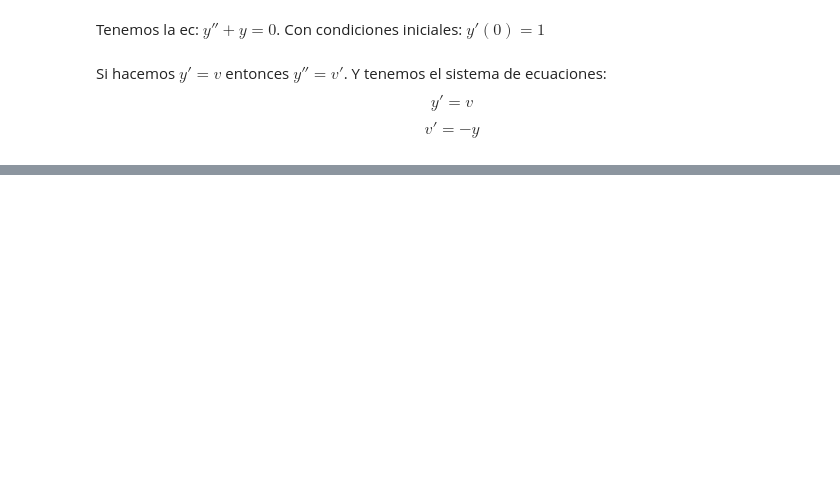
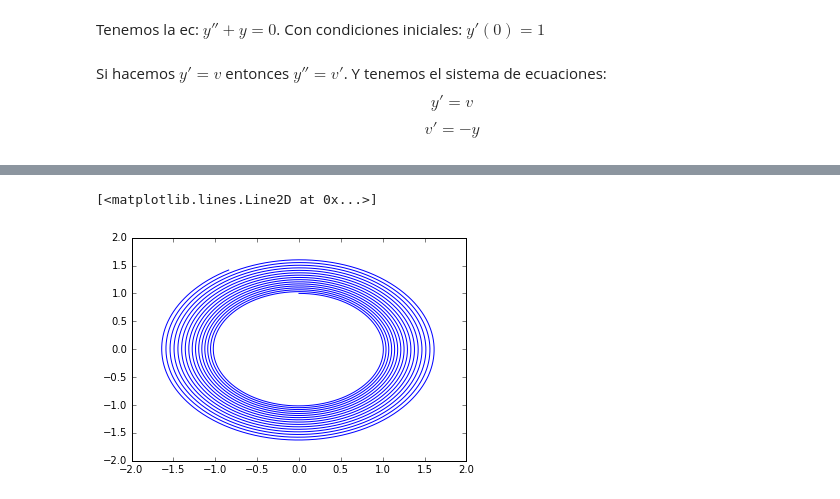
Before and after one commit to KarinaBernal/fis_compu, a Jupyter notebook: clase2.ipynb, the cells around one changed output, grey strips where cells are left out. Cells and saved outputs as stored; diff of their text form; code cells hidden in the pictures; blank space fills up the shorter version.

```diff
--- a/clase2.ipynb
+++ b/clase2.ipynb
@@ -135,0 +154,6 @@ print sol[1]
+# %%
+#Si ponemos menos puntitos en sol arriba (ultimo argumento) entonces obtenemos friccion y como resultado el espiral
+plot(y,v)
+# %% [output]
+[<matplotlib.lines.Line2D at 0x...>]
+[figure, added]
```
Also changed, not shown: parts of 8 cells of this notebook, 3 other files.
